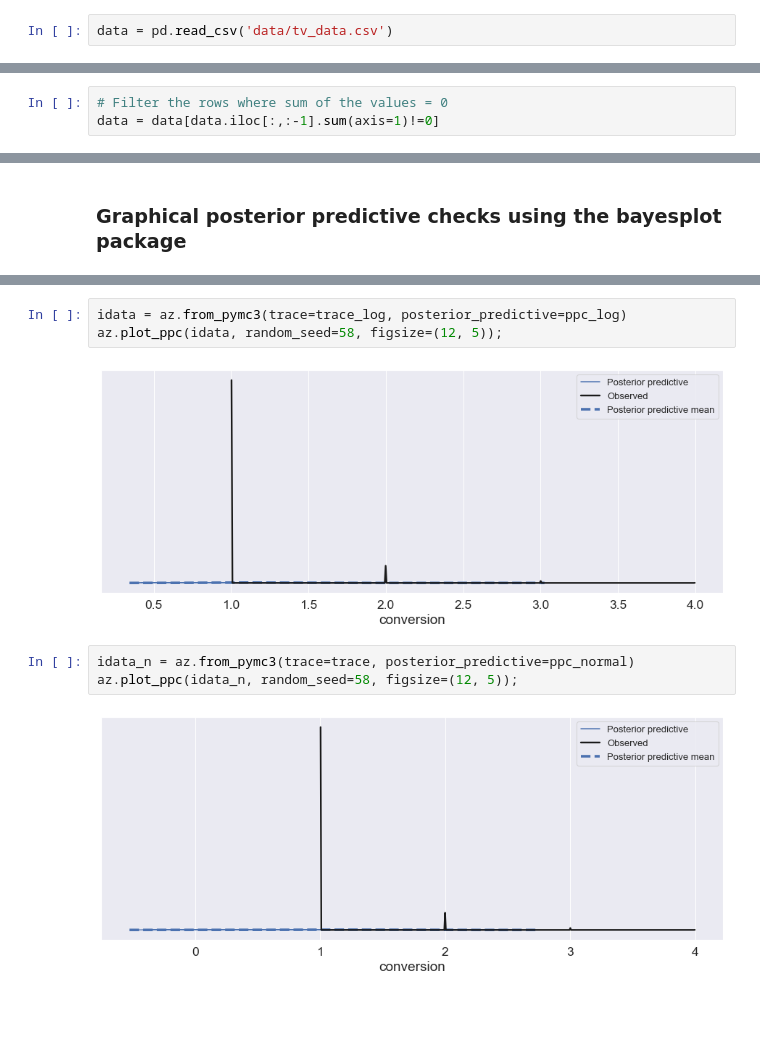
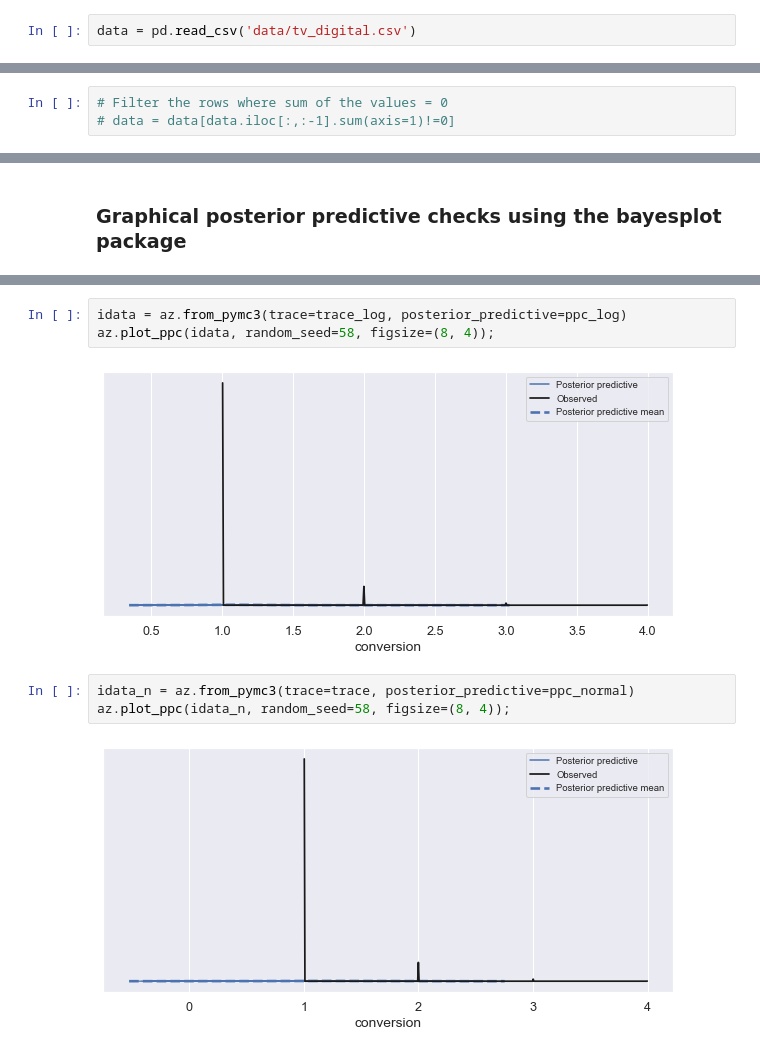
Before and after one commit to vanitoz/Bayesian-GLM-and-Multivariable-Linear-Regression, a Jupyter notebook: notebooks/MLR_Starkist.ipynb, the cells around one changed output, grey strips where cells are left out. Saved outputs shown, nothing was run; the diff lists cells and outputs as text; blank space fills up the shorter version.

```diff
--- a/MLR_Starkist.ipynb
+++ b/notebooks/MLR_Starkist.ipynb
@@ -39,4 +39,4 @@ from sklearn import linear_model
 # %% [markdown]
 ### Loading Data
 # %%
-data = pd.read_csv('data/tv_data.csv')
+data = pd.read_csv('data/tv_digital.csv')
@@ -43,6 +59,6 @@ data = pd.read_csv('data/tv_data.csv')
 # %%
 # Filter the rows where sum of the values = 0
-data = data[data.iloc[:,:-1].sum(axis=1)!=0]
+# data = data[data.iloc[:,:-1].sum(axis=1)!=0]
 # %%
 target_distribution(data.TOTAL_CONV)
 # %% [output]
@@ -496,10 +500,10 @@ array([[1.35571722, 0.93681267, 0.94622905, ..., 1.21254101, 1.54651023,
 # %%
 idata = az.from_pymc3(trace=trace_log, posterior_predictive=ppc_log)
-az.plot_ppc(idata, random_seed=58, figsize=(12, 5));
+az.plot_ppc(idata, random_seed=58, figsize=(8, 4));
 # %% [output]
-[figure, old version]
+[figure, new version]
 # %%
 idata_n = az.from_pymc3(trace=trace, posterior_predictive=ppc_normal)
-az.plot_ppc(idata_n, random_seed=58, figsize=(12, 5));
+az.plot_ppc(idata_n, random_seed=58, figsize=(8, 4));
 # %% [output]
-[figure, old version]
+[figure, new version]
```
Also changed, not shown: parts of 20 cells of this notebook, 3 other files.
